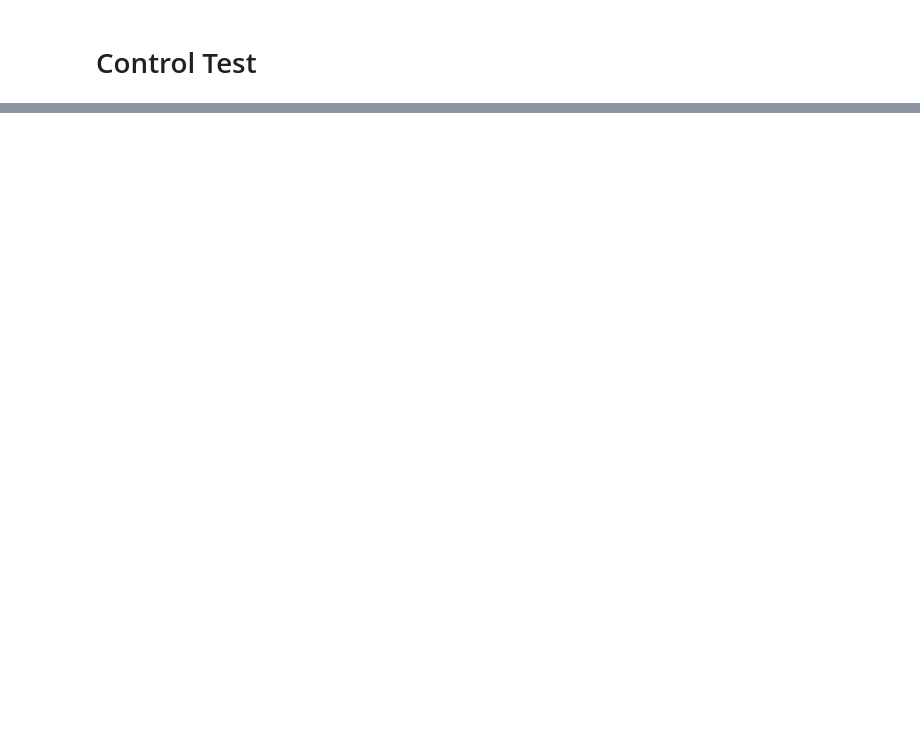
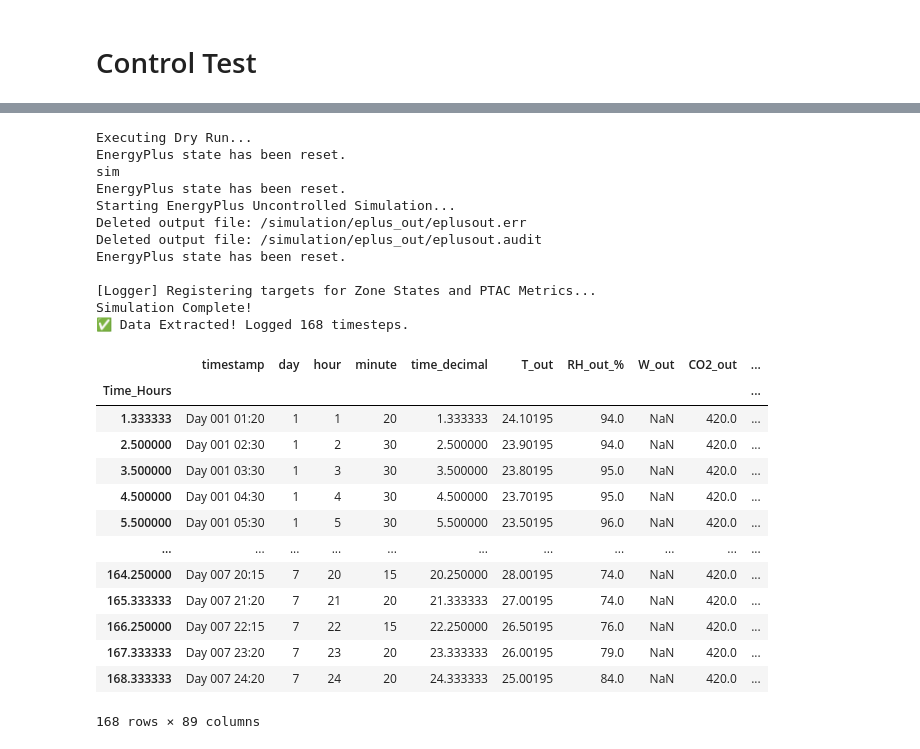
Before and after one commit to janithcyapa/DHCA-Framework, a Jupyter notebook: Control Test.ipynb, the cells around one changed output, grey strips where cells are left out. Saved outputs shown, nothing was run; the diff lists cells and outputs as text; code cells hidden in the pictures; blank space fills up the shorter version.

```diff
--- a/Control Test.ipynb
+++ b/Control Test.ipynb
@@ -31,0 +341,70 @@ from eplus.core import EPlusUtil
+# %%
+# @title Run Simulation
+import pandas as pd
+from pathlib import Path
+
+# @title Run Simulation
+print("Executing Dry Run...")
+# THE FIX: reset=False ensures your Python API callbacks survive the dry run
+sim.run_dry_run(include_ems_edd=False, reset=True, design_day=True)
+print("sim")
+sim.set_simulation_params(
+    start=(1, 1),
+    end=(1, 7),
+    timestep_per_hour = 1,
+    start_day_of_week="Sunday",
+)
+
+print("Starting EnergyPlus Uncontrolled Simulation...")
+res = sim.run_annual()
+
+if res == 0:
+    print("Simulation Complete!")
+
+if res == 1:
+    err_path = Path(OUT_DIR) / "eplusout.err"
+    if err_path.exists():
+        print("--- EnergyPlus Error Log ---")
+        with open(err_path, 'r') as f:
+            print(f.read()[-4000:])
+    else:
+        print(f"Could not find the error file at: {err_path}")
+
+# Extract Data
+if hasattr(sim, 'sim_log_data') and len(sim.sim_log_data) > 0:
+    df_log = pd.DataFrame(sim.sim_log_data)
+    df_log['Time_Hours'] = (df_log['day'] - df_log['day'].iloc[0]) * 24 + df_log['time_decimal']
+    df_log.set_index('Time_Hours', inplace=True)
+    df_log.to_csv("MPC_PTAC_Simulation_Log.csv")
+    print(f"✅ Data Extracted! Logged {len(df_log)} timesteps.")
+    display(df_log)
+    df_log.to_csv('log.csv', index=False)
+else:
+    print("❌ ERROR: Log data is empty! The state_logger callback did not fire.")
+# %% [output]
+Executing Dry Run...
+EnergyPlus state has been reset.
+sim
+EnergyPlus state has been reset.
+Starting EnergyPlus Uncontrolled Simulation...
+Deleted output file: /simulation/eplus_out/eplusout.err
+Deleted output file: /simulation/eplus_out/eplusout.audit
+EnergyPlus state has been reset.
+
+[Logger] Registering targets for Zone States and PTAC Metrics...
+Simulation Complete!
+✅ Data Extracted! Logged 168 timesteps.
+|  | timestamp | day | hour | minute | time_decimal | T_out | RH_out_% | W_out | CO2_out | ... |
+| Time_Hours |  |  |  |  |  |  |  |  |  | ... |
+| 1.333333 | Day 001 01:20 | 1 | 1 | 20 | 1.333333 | 24.10195 | 94.0 | NaN | 420.0 | ... |
+| 2.500000 | Day 001 02:30 | 1 | 2 | 30 | 2.500000 | 23.90195 | 94.0 | NaN | 420.0 | ... |
+| 3.500000 | Day 001 03:30 | 1 | 3 | 30 | 3.500000 | 23.80195 | 95.0 | NaN | 420.0 | ... |
+| 4.500000 | Day 001 04:30 | 1 | 4 | 30 | 4.500000 | 23.70195 | 95.0 | NaN | 420.0 | ... |
+| 5.500000 | Day 001 05:30 | 1 | 5 | 30 | 5.500000 | 23.50195 | 96.0 | NaN | 420.0 | ... |
+| ... | ... | ... | ... | ... | ... | ... | ... | ... | ... | ... |
+| 164.250000 | Day 007 20:15 | 7 | 20 | 15 | 20.250000 | 28.00195 | 74.0 | NaN | 420.0 | ... |
+| 165.333333 | Day 007 21:20 | 7 | 21 | 20 | 21.333333 | 27.00195 | 74.0 | NaN | 420.0 | ... |
+| 166.250000 | Day 007 22:15 | 7 | 22 | 15 | 22.250000 | 26.50195 | 76.0 | NaN | 420.0 | ... |
+| 167.333333 | Day 007 23:20 | 7 | 23 | 20 | 23.333333 | 26.00195 | 79.0 | NaN | 420.0 | ... |
+| 168.333333 | Day 007 24:20 | 7 | 24 | 20 | 24.333333 | 25.00195 | 84.0 | NaN | 420.0 | ... |
+168 rows × 89 columns
```
Also changed, not shown: parts of 10 cells of this notebook.
